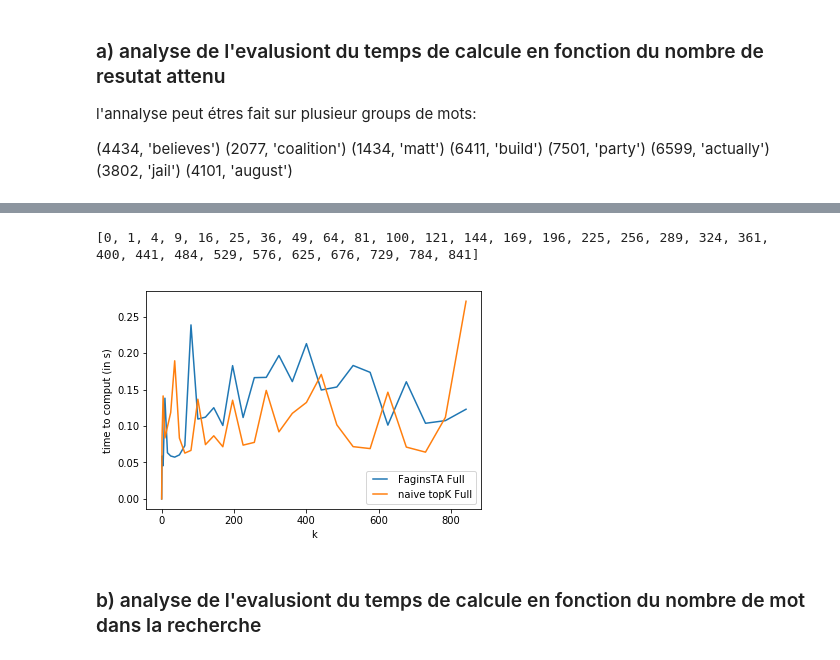
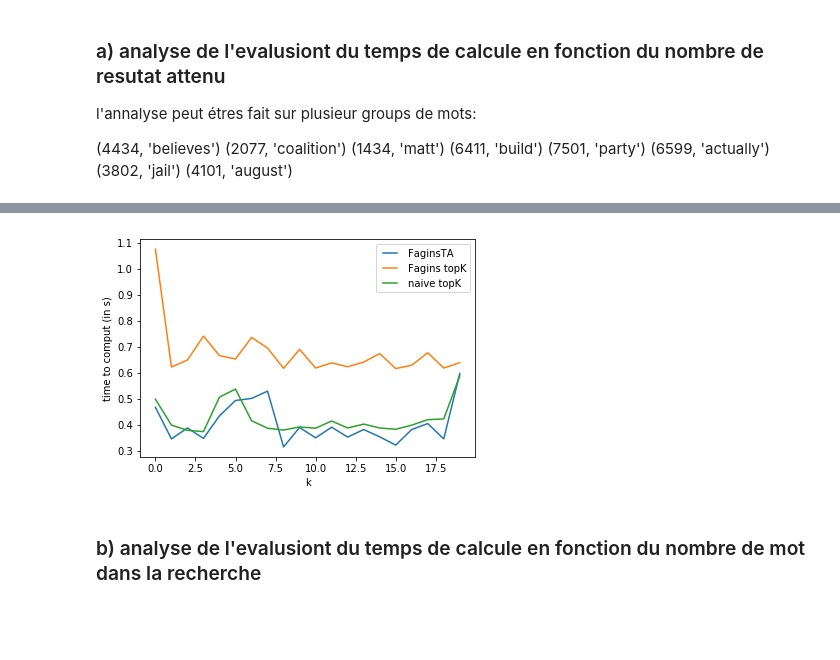
Before and after one commit to Zed314/WordTraveller, a Jupyter notebook: benchmark/BenchmarkQuery.ipynb, the cells around one changed output, grey strips where cells are left out. Drawn from its saved outputs; the diff is of its cells as text; code cells hidden in the pictures; blank space fills up the shorter version.

```diff
--- a/benchmark/BenchmarkQuery.ipynb
+++ b/benchmark/BenchmarkQuery.ipynb
@@ -8,7 +8,7 @@ import sys
 sys.path.insert(0, "..")
 # %%
 from wordtraveller import filemanager as fm
-filemanager = fm.FileManager('test1' , '../workspace/'  )
+filemanager = fm.FileManager('allDocs' , '../workspace/'  )
 Voc = filemanager.read_vocabulary()
 
 print(len(Voc))
@@ -121,23 +73,0 @@ TA donne
-# %%
-from wordtraveller import naivetopk
-totaleTimeNaiv = [0]*30
-for k in range(1,30):
-    sartingTime = time.time()
-    naivetopk.naive_top_k_algo(words, Voc, filemanager, 0, k*k )
-
-    totaleTimeNaiv[k] = time.time() - sartingTime
-print( 'Anive donne')
-
-#totaleTimefagFull = [0]*10
-#for k in range(1,10):
-#    sartingTime = time.time()
-#    faginstopk.apply_top_k_algo(words, Voc, filemanager, 0 , k*k)
-#    totaleTimefagFull[k] = time.time() - sartingTime
-#print( 'Fag donne')
-
-#totaleTimeTAFull = [0]*10
-#for k in range(1,10):
-#    sartingTime = time.time()
-#    faginsta.apply_fagins_ta(words, Voc, filemanager, 0, k*k)
-#    totaleTimeTAFull[k] = time.time() - sartingTime
-#print( 'TA donne')
@@ -146,23 +132,19 @@ Anive donne
 # %%
-x = [0]*30
-for i in range(1,30):
-    x[i] = i*i
+x = [0]*size
+for i in range(1,size):
+    x[i] = f(i)
 
 
-print (x)
-plt.plot(x,totaleTimeTA, label="FaginsTA Full")
-#plt.plot(x,totaleTimefag, label="Fagins topK")
-#lt.plot(x,totaleTimeTAFull, label="FaginsTA Full")
-#lt.plot(x,totaleTimefagFull, label="Fagins topK Full")
-plt.plot(x,totaleTimeNaiv, label="naive topK Full")
+plt.plot(x,totaleTimeTAAvg, label="FaginsTA ")
+plt.plot(x,totaleTimeNaivAvg, label="Fagins topK")
+plt.plot(x,totaleTimefagAvg, label="naive topK ")
 
 plt.ylabel('time to comput (in s)')
 plt.xlabel('k')
 plt.legend(numpoints=2)
 plt.show()
 # %% [output]
-[0, 1, 4, 9, 16, 25, 36, 49, 64, 81, 100, 121, 144, 169, 196, 225, 256, 289, 324, 361, 400, 441, 484, 529, 576, 625, 676, 729, 784, 841]
-[figure, old version]
+[figure, new version]
 # %% [markdown]
 ### b) analyse de l'evalusiont du temps de calcule en fonction du nombre de mot dans la recherche
 # %%
```
Also changed, not shown: parts of 12 cells of this notebook.
